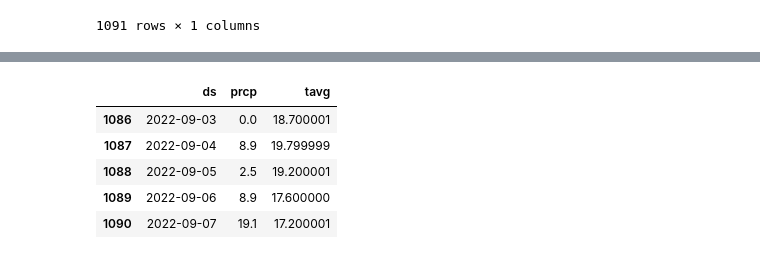
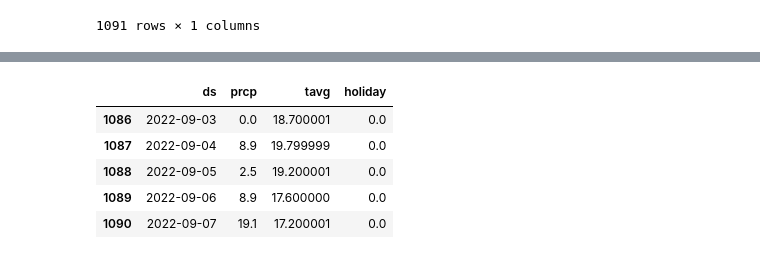
Before and after one commit to philippedebeaumont/london_cycles, a Jupyter notebook: ml/prophet_implementation.ipynb, the cells around one changed output, grey strips where cells are left out. Cells and saved outputs as stored; diff of their text form; code cells hidden in the pictures.

```diff
--- a/ml/prophet_implementation.ipynb
+++ b/ml/prophet_implementation.ipynb
@@ -96,9 +96,21 @@ dtype: int64
+# %%
+res = get_holiday_value(results, holiday_dates)
+res["start_date"] = res["start_date"].apply(str)
+
+res = res.fillna(0)
+# %%
+from datetime import date
+df = pd.DataFrame()
+df = res[res["start_date"] < "2022-01-01"]
+df = df.rename(columns={"start_date": "ds", "hire_count": "y"})
+df = df.fillna(0.0)
 # %%
 from prophet import Prophet
 # %%
 model = Prophet()
 model.add_regressor('prcp')
 model.add_regressor('tavg')
+model.add_regressor('holiday')
 model.fit(df)
 # %% [output]
 INFO:prophet:Disabling daily seasonality. Run prophet with daily_seasonality=True to override this.
@@ -113,10 +125,12 @@ INFO:cmdstanpy:Chain [1] start processing
 INFO:cmdstanpy:Chain [1] done processing
 <prophet.forecaster.Prophet at 0x...>
 # %%
-future = model.make_future_dataframe(periods=250)
+N_PERIODS = 250
+future = model.make_future_dataframe(periods=N_PERIODS)
 test_data = pd.DataFrame()
-test_data["prcp"] = pd.concat([results["prcp"][results["start_date"] < date(2022,1,1)], results["prcp"][results["start_date"] >= date(2022,1,1)][:250]])
-test_data["tavg"] = pd.concat([results["tavg"][results["start_date"] < date(2022,1,1)], results["tavg"][results["start_date"] >= date(2022,1,1)][:250]])
+test_data["prcp"] = pd.concat([res["prcp"][res["start_date"] < "2022-01-01"], res["prcp"][res["start_date"] >= "2022-01-01"][:N_PERIODS]])
+test_data["tavg"] = pd.concat([res["tavg"][res["start_date"] < "2022-01-01"], res["tavg"][res["start_date"] >= "2022-01-01"][:N_PERIODS]])
+test_data["holiday"] = pd.concat([res["holiday"][res["start_date"] < "2022-01-01"], res["holiday"][res["start_date"] >= "2022-01-01"][:N_PERIODS]])
 test_data = test_data.fillna(0.0)
 # %%
 len(future)
@@ -147,14 +162,15 @@ dtype: int64
 # %%
 future['prcp'] = test_data["prcp"]
 future['tavg'] = test_data["tavg"]
+future['holiday'] = test_data["holiday"]
 future.tail()
 # %% [output]
-|  | ds | prcp | tavg |
-| 1086 | 2022-09-03 | 0.0 | 18.700001 |
-| 1087 | 2022-09-04 | 8.9 | 19.799999 |
-| 1088 | 2022-09-05 | 2.5 | 19.200001 |
-| 1089 | 2022-09-06 | 8.9 | 17.600000 |
-| 1090 | 2022-09-07 | 19.1 | 17.200001 |
+|  | ds | prcp | tavg | holiday |
+| 1086 | 2022-09-03 | 0.0 | 18.700001 | 0.0 |
+| 1087 | 2022-09-04 | 8.9 | 19.799999 | 0.0 |
+| 1088 | 2022-09-05 | 2.5 | 19.200001 | 0.0 |
+| 1089 | 2022-09-06 | 8.9 | 17.600000 | 0.0 |
+| 1090 | 2022-09-07 | 19.1 | 17.200001 | 0.0 |
 # %%
 future.isna().sum()
 # %% [output]
```
Also changed, not shown: parts of 18 cells of this notebook.
